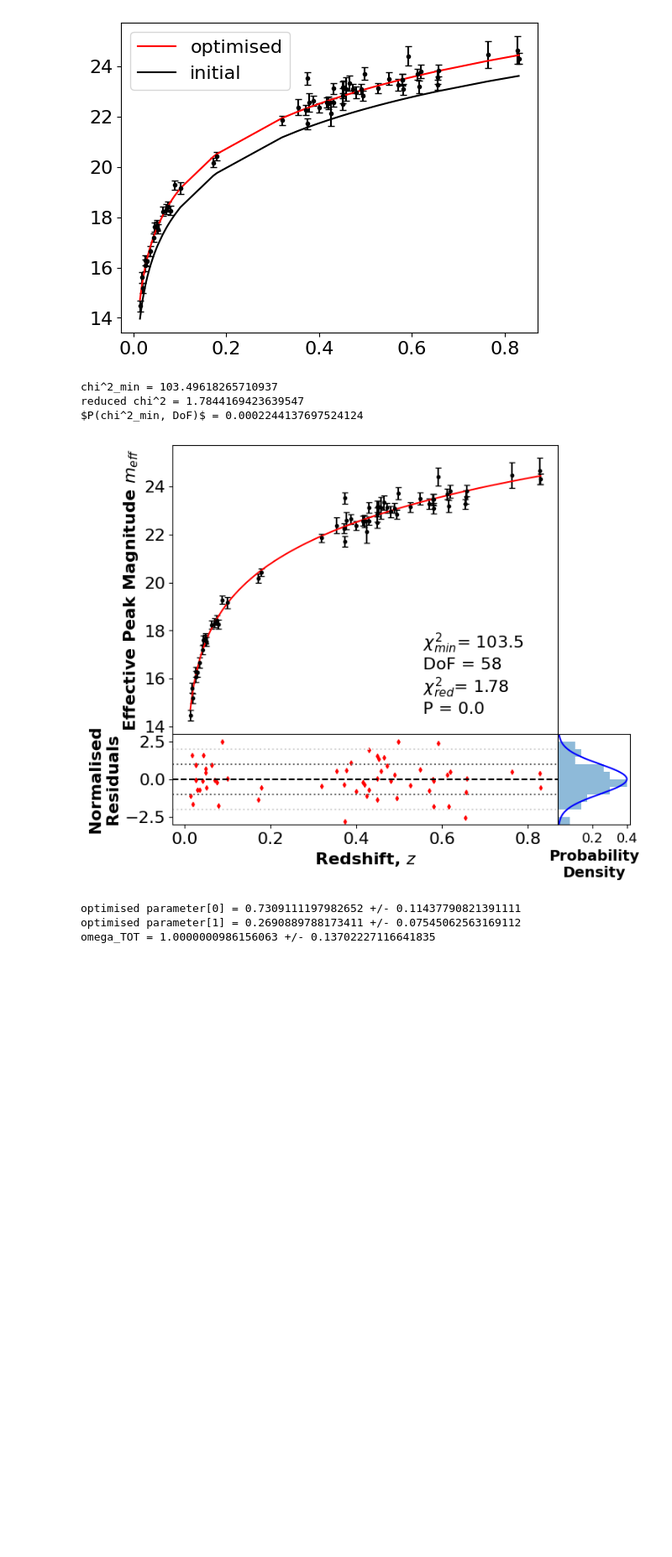
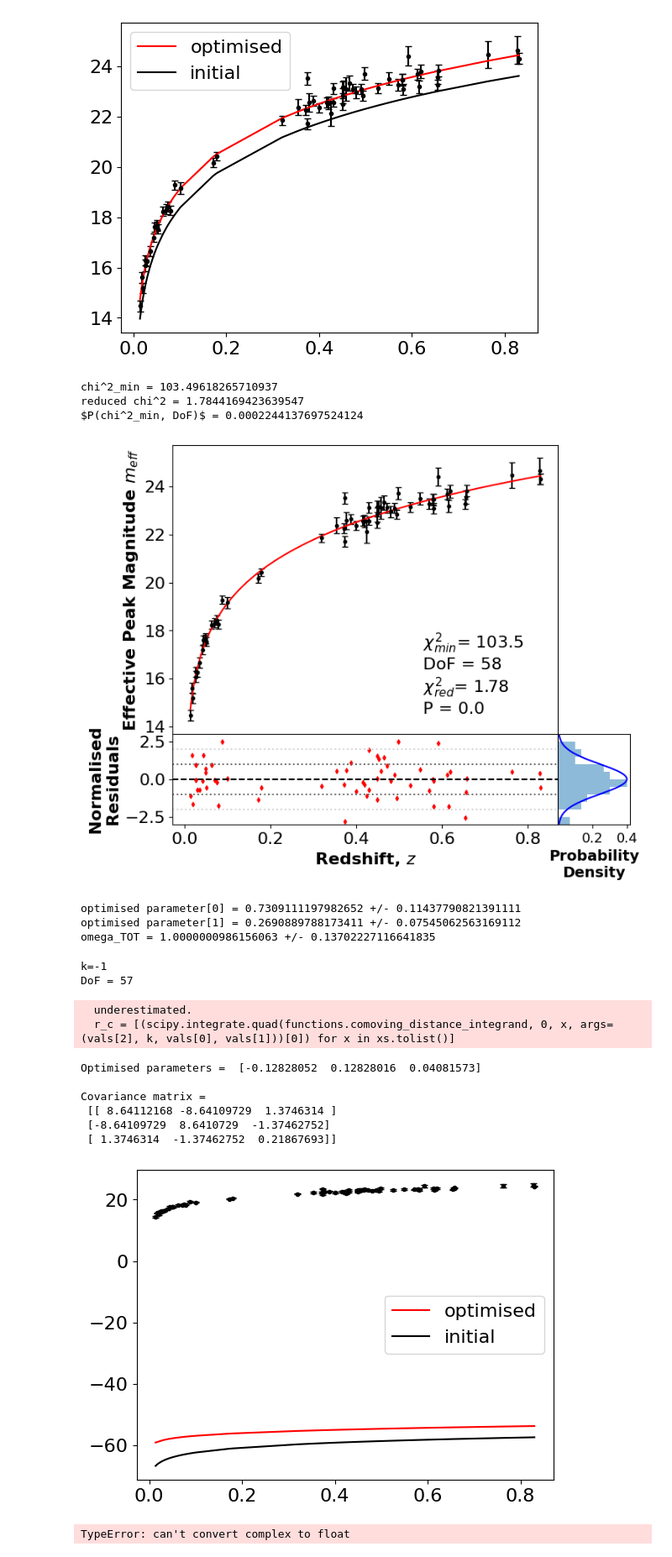
Before and after one commit to BradleyMak/Supernova_Cosmology, a Jupyter notebook: milestone diff geometries.ipynb, the cells around one changed output. Shown at 84% size. Cells and saved outputs as stored; diff of their text form; code cells hidden in the pictures; blank space fills up the shorter version.

```diff
--- a/milestone diff geometries.ipynb
+++ b/milestone diff geometries.ipynb
@@ -276,3 +276,67 @@ $P(chi^2_min, DoF)$ = 0.0002244137697524124
 optimised parameter[0] = 0.7309111197982652 +/- 0.11437790821391111
 optimised parameter[1] = 0.2690889788173411 +/- 0.07545062563169112
 omega_TOT = 1.0000000986156063 +/- 0.13702227116641835
+# %%
+#chi squared fitting
+
+xval = redshift
+yval = eff_peak_mag
+yerr = mag_err
+
+plt.rcParams.update({'font.size': 16, 'lines.markersize': 3})
+
+def model_funct(xs, *vals):
+    try:
+        if k==0:
+            r_c = [(scipy.integrate.quad(functions.comoving_distance_integrand, 0, x, args=(vals[1], k, vals[0], 1-vals[0]))[0]) for x in xs.tolist()]
+        else:
+            r_c = [(scipy.integrate.quad(functions.comoving_distance_integrand, 0, x, args=(vals[2], k, vals[0], vals[1]))[0]) for x in xs.tolist()]
+    except:
+        if k==0:
+            r_c = (scipy.integrate.quad(functions.comoving_distance_integrand, 0, xs, args=(vals[1], k, vals[0], 1-vals[0]))[0])
+        else:
+            r_c = (scipy.integrate.quad(functions.comoving_distance_integrand, 0, xs, args=(vals[2], k, vals[0], vals[1]))[0])
+
+    if k == 0:
+        S_k = r_c
+    elif k == 1:
+        R_0 = ((k*c**2)/(H_0**2*(vals[0] + vals[1] - 1)))**0.5
+        S_k = R_0*np.sin(np.array(r_c)/R_0)
+    elif k == -1:
+        R_0 = ((k*c**2)/(H_0**2*(vals[0] + vals[1] - 1)))**0.5
+        S_k = R_0*np.sinh(np.array(r_c)/R_0)
+
+    try:
+        flux_predicted = L_peak/(4*np.pi*(1+xs)**2*S_k**2) #W/m^2/Ang
+    except:
+        flux_predicted = L_peak/(4*np.pi*(1+xs)**2*np.array(S_k)**2)
+    flux_predicted = flux_predicted * 10**7 * 10**-4 #erg/s/cm^2/Angstrom
+    mag_predicted = m_0 - 2.5*np.log10(flux_predicted)
+    return mag_predicted
+
+initials = [np.array([0.1, 0.3, 0.075]), np.array([0.75, 0.075]), np.array([0.2, 0.51, 0.075])] # Initial guess for fit parameters
+ks = [-1, 0, 1]
+
+for i in range(0, len(ks)):
+    k = ks[i]
+    print(f'k={k}')
+    initial = initials[i]
+    parameters = functions.automated_curve_fitting(xval, yval, yerr, model_funct, initial,
+                                                xlabel = 'Redshift, $z$',
+                                                ylabel = 'Distance modulus $m - M$') #optimised parameters given in erg/s/Ang
+    if k == 1 or k==-1:
+
+        print('omega_TOT = {} +/- {}'.format(np.sum(parameters[0][0:2]), np.sqrt(np.sum(parameters[1][0:2]**2))))
+# %% [output]
+k=-1
+DoF = 57
+  underestimated.
+  r_c = [(scipy.integrate.quad(functions.comoving_distance_integrand, 0, x, args=(vals[2], k, vals[0], vals[1]))[0]) for x in xs.tolist()]
+Optimised parameters =  [-0.12828052  0.12828016  0.04081573]
+
+Covariance matrix =
+ [[ 8.64112168 -8.64109729  1.3746314 ]
+ [-8.64109729  8.6410729  -1.37462752]
+ [ 1.3746314  -1.37462752  0.21867693]]
+[figure, added]
+TypeError: can't convert complex to float
```
Also changed, not shown: parts of 3 cells of this notebook, 4 other files.
